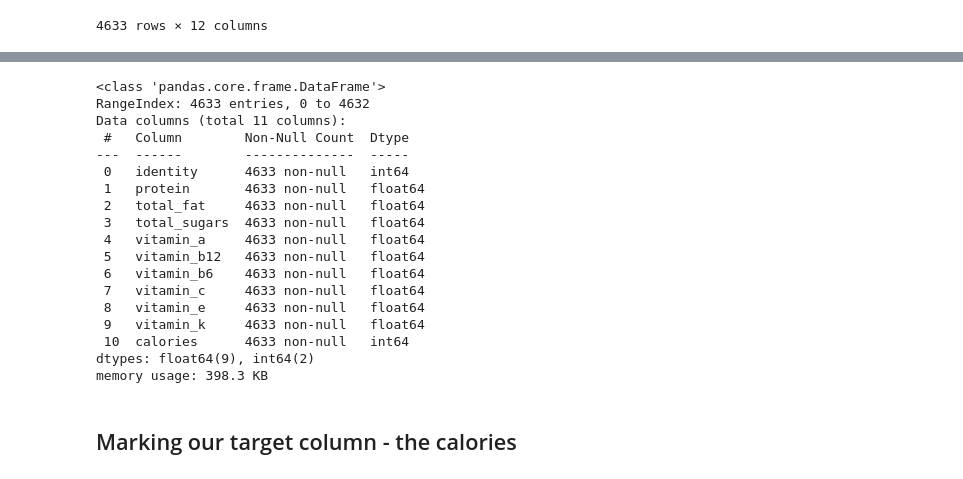
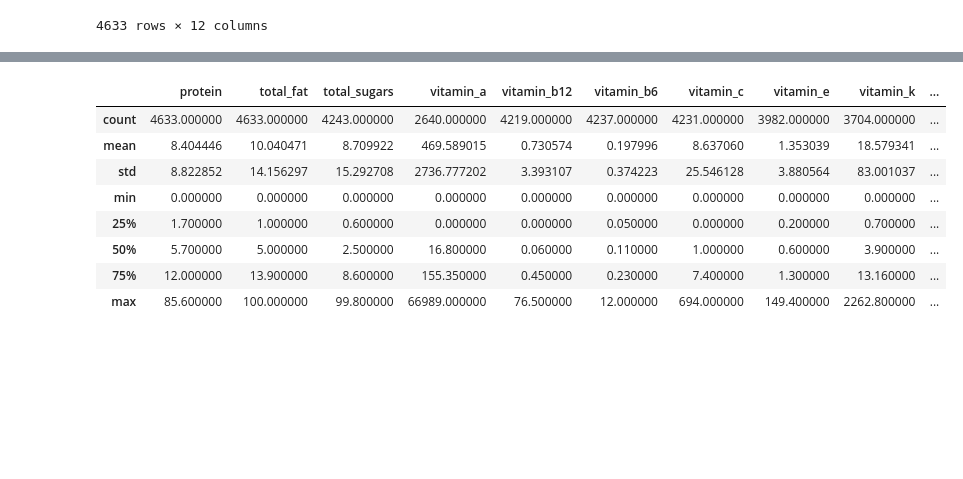
Before and after one commit to yarinl139/ProjectSemesterA, a Jupyter notebook: PYTHONFINAL.ipynb, the cells around one changed output, grey strips where cells are left out. Cells and saved outputs as stored; diff of their text form; code cells hidden in the pictures; blank space fills up the shorter version.

```diff
--- a/PYTHONFINAL.ipynb
+++ b/PYTHONFINAL.ipynb
@@ -139,23 +133,12 @@ DataFrame.head(5)
 # %%
-DataFrame.info()
+DataFrame.describe()
 # %% [output]
-<class 'pandas.core.frame.DataFrame'>
-RangeIndex: 4633 entries, 0 to 4632
-Data columns (total 11 columns):
- #   Column        Non-Null Count  Dtype
----  ------        --------------  -----
- 0   identity      4633 non-null   int64
- 1   protein       4633 non-null   float64
- 2   total_fat     4633 non-null   float64
- 3   total_sugars  4633 non-null   float64
- 4   vitamin_a     4633 non-null   float64
- 5   vitamin_b12   4633 non-null   float64
- 6   vitamin_b6    4633 non-null   float64
- 7   vitamin_c     4633 non-null   float64
- 8   vitamin_e     4633 non-null   float64
- 9   vitamin_k     4633 non-null   float64
- 10  calories      4633 non-null   int64
-dtypes: float64(9), int64(2)
-memory usage: 398.3 KB
+|  | protein | total_fat | total_sugars | vitamin_a | vitamin_b12 | vitamin_b6 | vitamin_c | vitamin_e | vitamin_k | ... |
+| count | 4633.000000 | 4633.000000 | 4243.000000 | 2640.000000 | 4219.000000 | 4237.000000 | 4231.000000 | 3982.000000 | 3704.000000 | ... |
+| mean | 8.404446 | 10.040471 | 8.709922 | 469.589015 | 0.730574 | 0.197996 | 8.637060 | 1.353039 | 18.579341 | ... |
+| std | 8.822852 | 14.156297 | 15.292708 | 2736.777202 | 3.393107 | 0.374223 | 25.546128 | 3.880564 | 83.001037 | ... |
+| min | 0.000000 | 0.000000 | 0.000000 | 0.000000 | 0.000000 | 0.000000 | 0.000000 | 0.000000 | 0.000000 | ... |
+| 25% | 1.700000 | 1.000000 | 0.600000 | 0.000000 | 0.000000 | 0.050000 | 0.000000 | 0.200000 | 0.700000 | ... |
+| 50% | 5.700000 | 5.000000 | 2.500000 | 16.800000 | 0.060000 | 0.110000 | 1.000000 | 0.600000 | 3.900000 | ... |
+| 75% | 12.000000 | 13.900000 | 8.600000 | 155.350000 | 0.450000 | 0.230000 | 7.400000 | 1.300000 | 13.160000 | ... |
+| max | 85.600000 | 100.000000 | 99.800000 | 66989.000000 | 76.500000 | 12.000000 | 694.000000 | 149.400000 | 2262.800000 | ... |
-# %% [markdown]
-## Marking our target column - the calories
```
Also changed, not shown: parts of 23 cells of this notebook.
